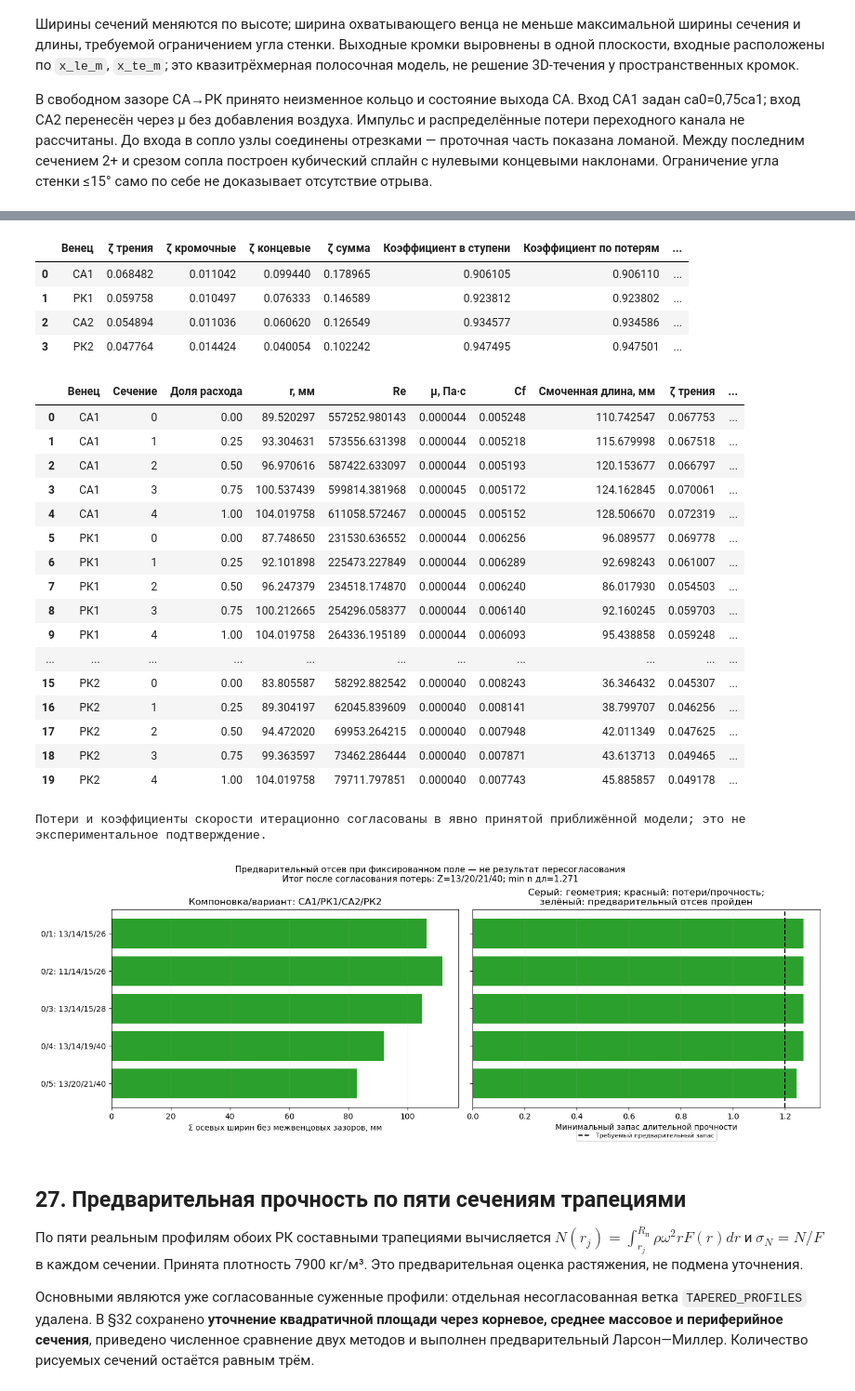
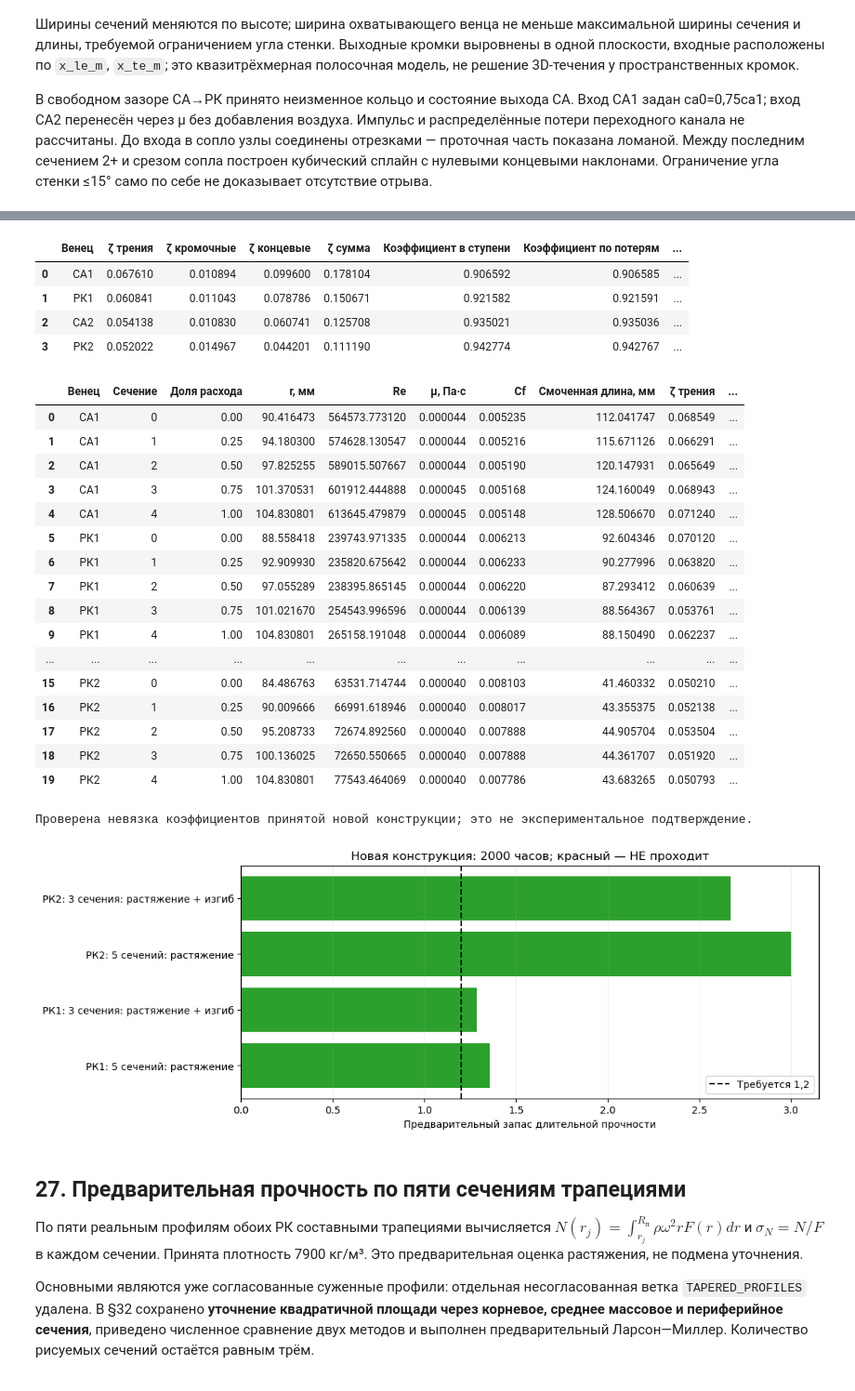
Before and after one commit to mikiway902/Turbinis-Curs, a Jupyter notebook: 1-Turbinis-Curs-Last/TVD_1CBK_2st_2000h.ipynb, the cells around one changed output, grey strips where cells are left out. Shown at 93% size. Cells and saved outputs as stored; diff of their text form; code cells hidden in the pictures.

```diff
--- a/1-Turbinis-Curs-Last/TVD_1CBK_2st_2000h.ipynb
+++ b/1-Turbinis-Curs-Last/TVD_1CBK_2st_2000h.ipynb
@@ -120,7 +124,8 @@ C=Config(rho_stage1=0.25,rho_stage2=0.25854074709840286,phi=(0.9060660832358686,
 # Run All заново сравнивает соседние Z, согласует действительные профили/потери и проверяет ресурс.
 # Это предварительная расчётная компоновка, не подтверждённая конструкция.
 # [n, Dк, α1_1, α1_2, κ1, κ2, q]; расход определяется заново.
-GEOMETRY=np.array([33317.88724239408, 0.2079498066299615, 11.2, 16.77948774579417, 1.036671074274523, 1.0627885785567157, 0.5045623768761107])
+FIXED_SPEED_RPM=33200.0  # заданная частота, кратная 100 об/мин
+GEOMETRY=np.array([33200.0, 0.2079498066299615, 11.2, 16.77948774579417, 1.036671074274523, 1.0627885785567157, 0.5045623768761107])
 # %% [markdown]
 ### Предварительные исходные данные, принятые непосредственно по учебникам
 
@@ -4755,29 +4705,15 @@ display(loss_rows_df.round(7))
 display(loss_sections_df.round(7))
 assert loss_rows_df['Невязка коэффициента'].abs().max()<=LOSS_MODEL['coefficient_tolerance']
 assert profile_review_df['Принят по геометрии'].all()
-print('Потери и коэффициенты скорости итерационно согласованы в явно принятой приближённой модели; это не экспериментальное подтверждение.')
-# Сводка компактности: красный не означает «число лопаток невозможно»,
-# а указывает, что построенный кандидат не прошёл указанный gate.
-plot_selection=SELECTION_REPORT.copy()
-labels=[f"{row['Компоновка']}/{row['Вариант']}: {row['СА1']}/{row['РК1']}/{row['СА2']}/{row['РК2']}" for _,row in plot_selection.iterrows()]
-colours=['tab:green' if row['Все gates'] else '0.6' if not row['Геометрия'] else 'tab:red' for _,row in plot_selection.iterrows()]
-fig,axs=plt.subplots(1,2,figsize=(14,max(5,.32*len(labels))),layout='constrained',sharey=True)
-y=np.arange(len(labels))
-axs[0].barh(y,plot_selection['Σ ширин венцов, мм'],color=colours)
-axs[0].set(yticks=y,yticklabels=labels,xlabel='Σ осевых ширин без межвенцовых зазоров, мм',title='Компоновка/вариант: СА1/РК1/СА2/РК2')
-axs[0].invert_yaxis()
-margins=plot_selection['min n дл'].to_numpy(dtype=float)
-finite=np.isfinite(margins)
-axs[1].barh(y[finite],margins[finite],color=np.asarray(colours)[finite])
-for index in np.flatnonzero(~finite):
-    axs[1].text(0.,index,'∞' if np.isposinf(margins[index]) else 'н/д',va='center',fontsize=8)
-axs[1].axvline(STRENGTH_REQUIREMENTS['required_margin'],color='black',ls='--',label='Требуемый предварительный запас')
-axs[1].set(xlabel='Минимальный запас длительной прочности',title='Серый: геометрия; красный: потери/прочность;\nзелёный: предварительный отсев пройден')
-axs[1].legend(fontsize=8,loc='upper center',bbox_to_anchor=(.5,-.10))
-selected_label='/'.join(str(COUPLED['selected_counts'][name]) for name in ('СА1','РК1','СА2','РК2'))
-fig.suptitle('Предварительный отсев при фиксированном поле — не результат пересогласования\n'
-             f"Итог после согласования потерь: Z={selected_label}; min n дл={COUPLED['strength']['min_margin']:.3f}",fontsize=11)
-for ax in axs:ax.grid(axis='x',alpha=.2)
+print('Проверена невязка коэффициентов принятой новой конструкции; это не экспериментальное подтверждение.')
+root_strength=COUPLED['strength']['table'].loc[lambda d:d.section==0]
+labels=[f"РК{row.rotor}: {strength_method_labels[row.method]}" for row in root_strength.itertuples()]
+margins=root_strength['margin'].to_numpy(dtype=float)
+fig,ax=plt.subplots(figsize=(11,4),layout='constrained')
+ax.barh(labels,margins,color=['tab:green' if m>=STRENGTH_REQUIREMENTS['required_margin'] else 'tab:red' for m in margins])
+ax.axvline(STRENGTH_REQUIREMENTS['required_margin'],color='black',ls='--',label='Требуется 1,2')
+ax.set(xlabel='Предварительный запас длительной прочности',title='Новая конструкция: 2000 часов; красный — НЕ проходит')
+ax.legend();ax.grid(axis='x',alpha=.2)
 plt.show()
 # %% [output]
 |  | Итерация | G, кг/с | φ1 | φ2 | ψ1 | ψ2 | max |Δкоэф| | Принятые сечения | min n дл | ... |
@@ -4794,27 +4728,27 @@ plt.show()
 |  | Венец | ζ трения | ζ кромочные | ζ концевые | ζ сумма | Коэффициент в ступени | Коэффициент по потерям | ... |
-| 0 | СА1 | 0.068482 | 0.011042 | 0.099440 | 0.178965 | 0.906105 | 0.906110 | ... |
-| 1 | РК1 | 0.059758 | 0.010497 | 0.076333 | 0.146589 | 0.923812 | 0.923802 | ... |
-| 2 | СА2 | 0.054894 | 0.011036 | 0.060620 | 0.126549 | 0.934577 | 0.934586 | ... |
-| 3 | РК2 | 0.047764 | 0.014424 | 0.040054 | 0.102242 | 0.947495 | 0.947501 | ... |
+| 0 | СА1 | 0.067610 | 0.010894 | 0.099600 | 0.178104 | 0.906592 | 0.906585 | ... |
+| 1 | РК1 | 0.060841 | 0.011043 | 0.078786 | 0.150671 | 0.921582 | 0.921591 | ... |
+| 2 | СА2 | 0.054138 | 0.010830 | 0.060741 | 0.125708 | 0.935021 | 0.935036 | ... |
+| 3 | РК2 | 0.052022 | 0.014967 | 0.044201 | 0.111190 | 0.942774 | 0.942767 | ... |
 |  | Венец | Сечение | Доля расхода | r, мм | Re | μ, Па·с | Cf | Смоченная длина, мм | ζ трения | ... |
-| 0 | СА1 | 0 | 0.00 | 89.520297 | 557252.980143 | 0.000044 | 0.005248 | 110.742547 | 0.067753 | ... |
-| 1 | СА1 | 1 | 0.25 | 93.304631 | 573556.631398 | 0.000044 | 0.005218 | 115.679998 | 0.067518 | ... |
-| 2 | СА1 | 2 | 0.50 | 96.970616 | 587422.633097 | 0.000044 | 0.005193 | 120.153677 | 0.066797 | ... |
-| 3 | СА1 | 3 | 0.75 | 100.537439 | 599814.381968 | 0.000045 | 0.005172 | 124.162845 | 0.070061 | ... |
-| 4 | СА1 | 4 | 1.00 | 104.019758 | 611058.572467 | 0.000045 | 0.005152 | 128.506670 | 0.072319 | ... |
-| 5 | РК1 | 0 | 0.00 | 87.748650 | 231530.636552 | 0.000044 | 0.006256 | 96.089577 | 0.069778 | ... |
-| 6 | РК1 | 1 | 0.25 | 92.101898 | 225473.227849 | 0.000044 | 0.006289 | 92.698243 | 0.061007 | ... |
-| 7 | РК1 | 2 | 0.50 | 96.247379 | 234518.174870 | 0.000044 | 0.006240 | 86.017930 | 0.054503 | ... |
-| 8 | РК1 | 3 | 0.75 | 100.212665 | 254296.058377 | 0.000044 | 0.006140 | 92.160245 | 0.059703 | ... |
-| 9 | РК1 | 4 | 1.00 | 104.019758 | 264336.195189 | 0.000044 | 0.006093 | 95.438858 | 0.059248 | ... |
+| 0 | СА1 | 0 | 0.00 | 90.416473 | 564573.773120 | 0.000044 | 0.005235 | 112.041747 | 0.068549 | ... |
+| 1 | СА1 | 1 | 0.25 | 94.180300 | 574628.130547 | 0.000044 | 0.005216 | 115.671126 | 0.066291 | ... |
+| 2 | СА1 | 2 | 0.50 | 97.825255 | 589015.507667 | 0.000044 | 0.005190 | 120.147931 | 0.065649 | ... |
+| 3 | СА1 | 3 | 0.75 | 101.370531 | 601912.444888 | 0.000045 | 0.005168 | 124.160049 | 0.068943 | ... |
+| 4 | СА1 | 4 | 1.00 | 104.830801 | 613645.479879 | 0.000045 | 0.005148 | 128.506670 | 0.071240 | ... |
+| 5 | РК1 | 0 | 0.00 | 88.558418 | 239743.971335 | 0.000044 | 0.006213 | 92.604346 | 0.070120 | ... |
+| 6 | РК1 | 1 | 0.25 | 92.909930 | 235820.675642 | 0.000044 | 0.006233 | 90.277996 | 0.063820 | ... |
+| 7 | РК1 | 2 | 0.50 | 97.055289 | 238395.865145 | 0.000044 | 0.006220 | 87.293412 | 0.060639 | ... |
+| 8 | РК1 | 3 | 0.75 | 101.021670 | 254543.996596 | 0.000044 | 0.006139 | 88.564367 | 0.053761 | ... |
+| 9 | РК1 | 4 | 1.00 | 104.830801 | 265158.191048 | 0.000044 | 0.006089 | 88.150490 | 0.062237 | ... |
 | ... | ... | ... | ... | ... | ... | ... | ... | ... | ... | ... |
-| 15 | РК2 | 0 | 0.00 | 83.805587 | 58292.882542 | 0.000040 | 0.008243 | 36.346432 | 0.045307 | ... |
-| 16 | РК2 | 1 | 0.25 | 89.304197 | 62045.839609 | 0.000040 | 0.008141 | 38.799707 | 0.046256 | ... |
-| 17 | РК2 | 2 | 0.50 | 94.472020 | 69953.264215 | 0.000040 | 0.007948 | 42.011349 | 0.047625 | ... |
-| 18 | РК2 | 3 | 0.75 | 99.363597 | 73462.286444 | 0.000040 | 0.007871 | 43.613713 | 0.049465 | ... |
-| 19 | РК2 | 4 | 1.00 | 104.019758 | 79711.797851 | 0.000040 | 0.007743 | 45.885857 | 0.049178 | ... |
+| 15 | РК2 | 0 | 0.00 | 84.486763 | 63531.714744 | 0.000040 | 0.008103 | 41.460332 | 0.050210 | ... |
+| 16 | РК2 | 1 | 0.25 | 90.009666 | 66991.618946 | 0.000040 | 0.008017 | 43.355375 | 0.052138 | ... |
+| 17 | РК2 | 2 | 0.50 | 95.208733 | 72674.892560 | 0.000040 | 0.007888 | 44.905704 | 0.053504 | ... |
+| 18 | РК2 | 3 | 0.75 | 100.136025 | 72650.550665 | 0.000040 | 0.007888 | 44.361707 | 0.051920 | ... |
+| 19 | РК2 | 4 | 1.00 | 104.830801 | 77543.464069 | 0.000040 | 0.007786 | 43.683265 | 0.050793 | ... |
-Потери и коэффициенты скорости итерационно согласованы в явно принятой приближённой модели; это не экспериментальное подтверждение.
+Проверена невязка коэффициентов принятой новой конструкции; это не экспериментальное подтверждение.
-[figure, old version]
+[figure, new version]
 # %% [markdown]
 ## 27. Предварительная прочность по пяти сечениям трапециями
 
```
Also changed, not shown: parts of 30 cells of this notebook, 3 other files.
